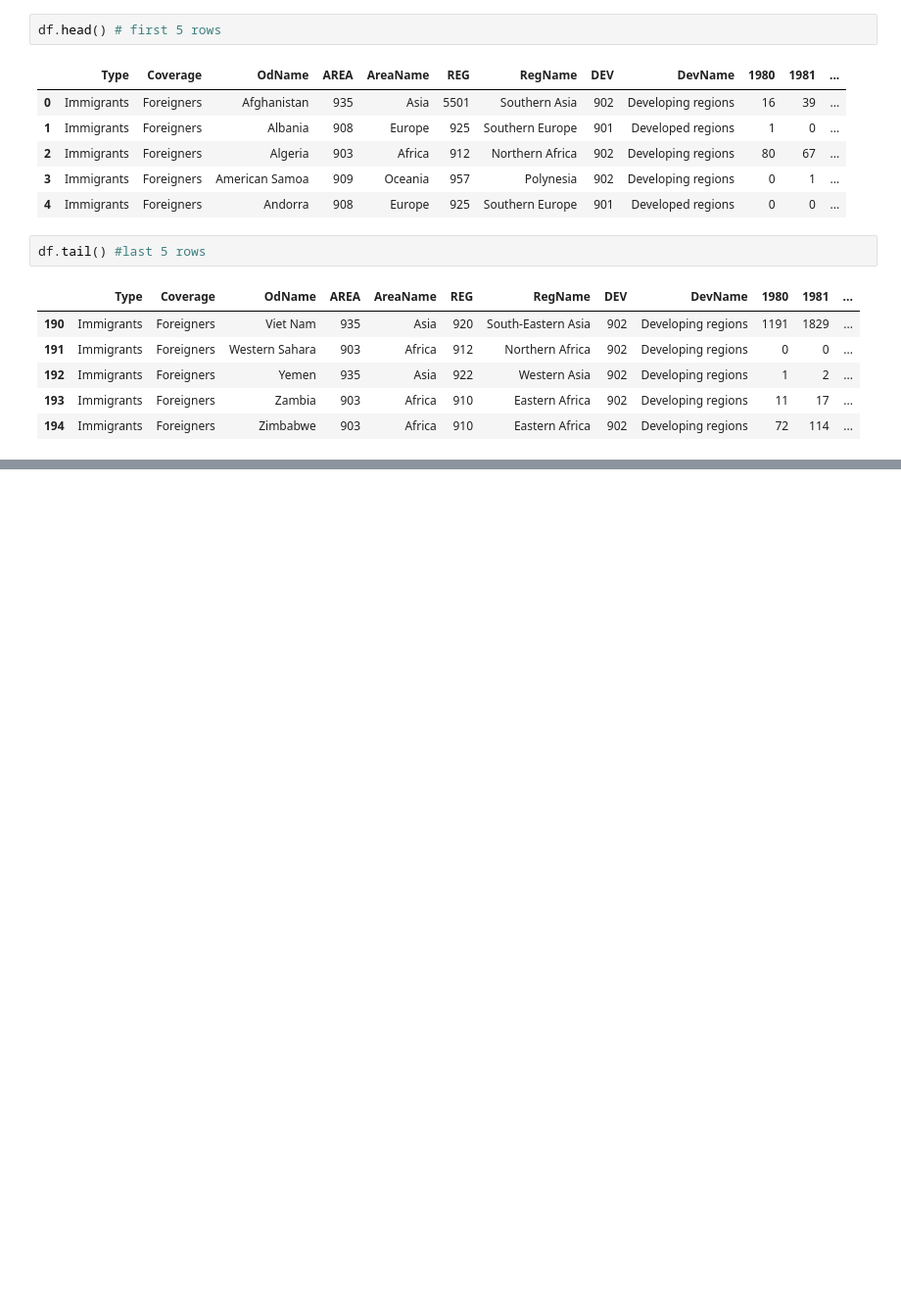
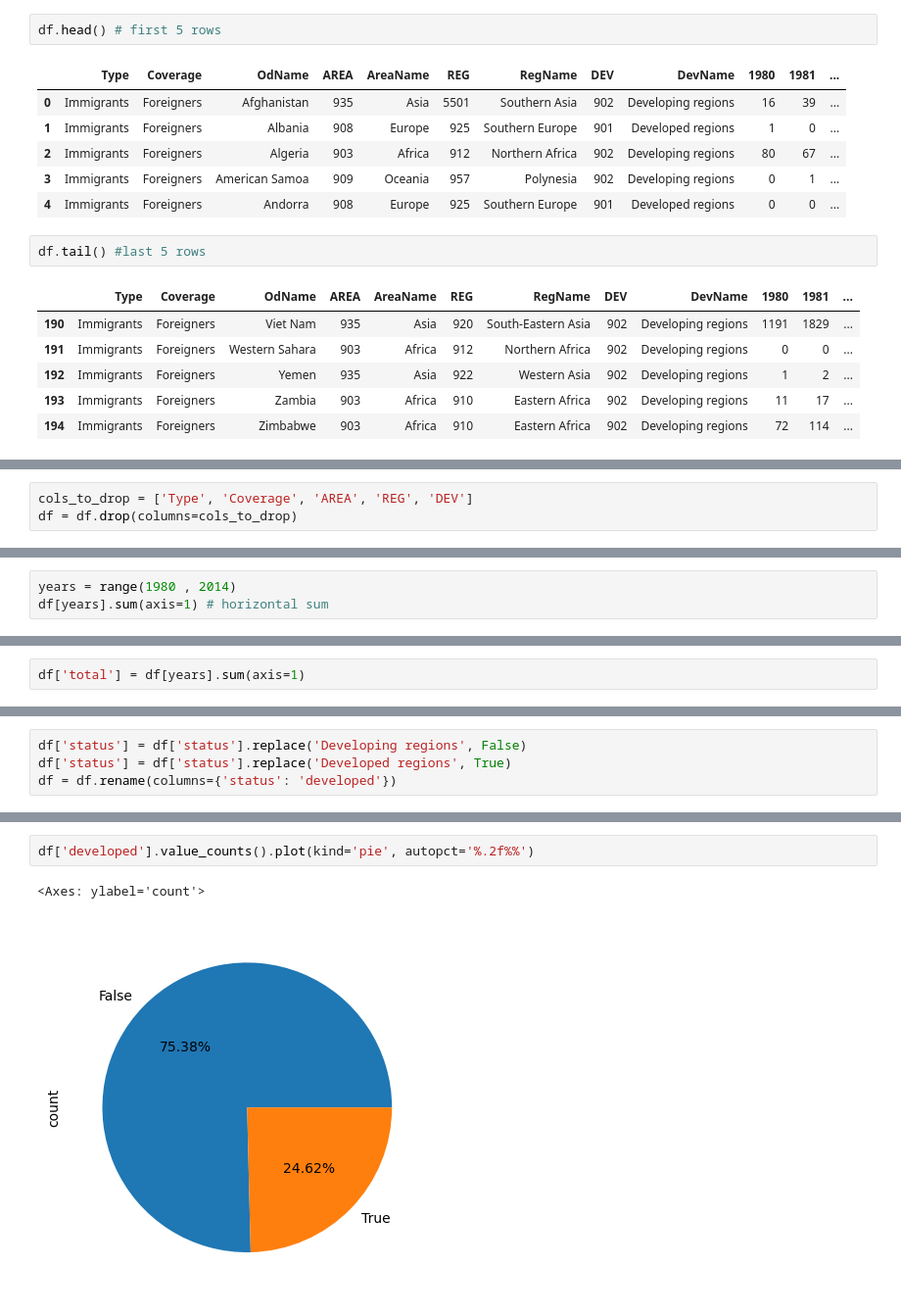
Before and after one commit to Faheemraza007/data-analytics, a Jupyter notebook: immigratiion_analysis.ipynb, the cells around one changed output, grey strips where cells are left out. Shown at 98% size. Saved outputs shown, nothing was run; the diff lists cells and outputs as text; blank space fills up the shorter version.

Commit message:
# EDA (exploratory Data Analysis) + Visualisation

```diff
--- a/immigratiion_analysis.ipynb
+++ b/immigratiion_analysis.ipynb
@@ -45,0 +203,3 @@ df.rename( columns={'OdName': 'country'})
+# %%
+cols_to_drop = ['Type', 'Coverage', 'AREA', 'REG', 'DEV']
+df = df.drop(columns=cols_to_drop)
@@ -45,0 +271,3 @@ df.rename( columns={'OdName': 'country'})
+# %%
+years = range(1980 , 2014)
+df[years].sum(axis=1) # horizontal sum
@@ -45,0 +287,2 @@ df.rename( columns={'OdName': 'country'})
+# %%
+df['total'] = df[years].sum(axis=1)
@@ -45,0 +305,4 @@ df.rename( columns={'OdName': 'country'})
+# %%
+df['status'] = df['status'].replace('Developing regions', False)
+df['status'] = df['status'].replace('Developed regions', True)
+df = df.rename(columns={'status': 'developed'})
@@ -45,0 +360,5 @@ df.rename( columns={'OdName': 'country'})
+# %%
+df['developed'].value_counts().plot(kind='pie', autopct='%.2f%%')
+# %% [output]
+<Axes: ylabel='count'>
+[figure, added]
```
Also changed, not shown: parts of 38 cells of this notebook, 1 other file.
